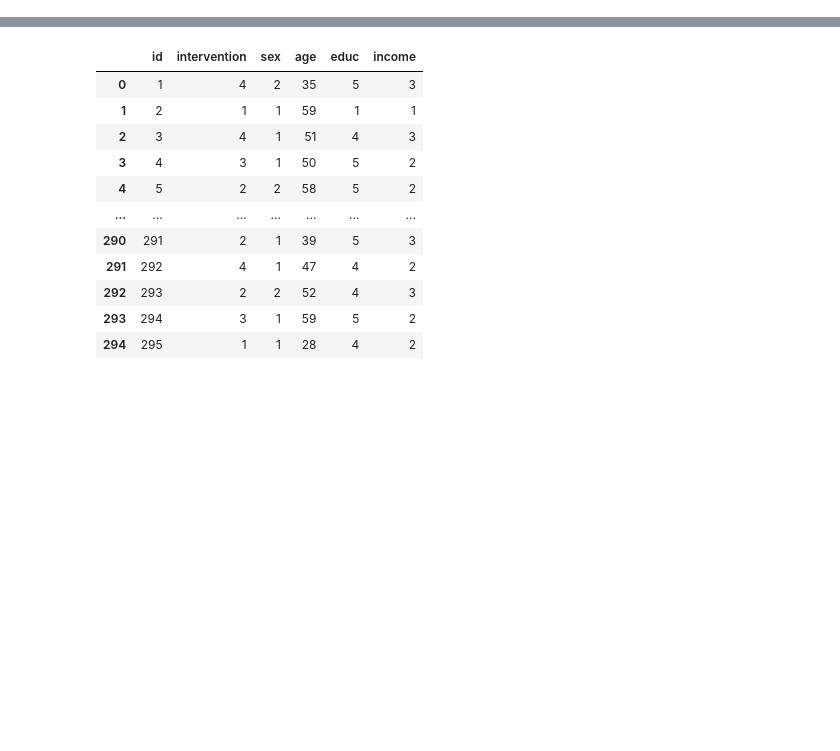
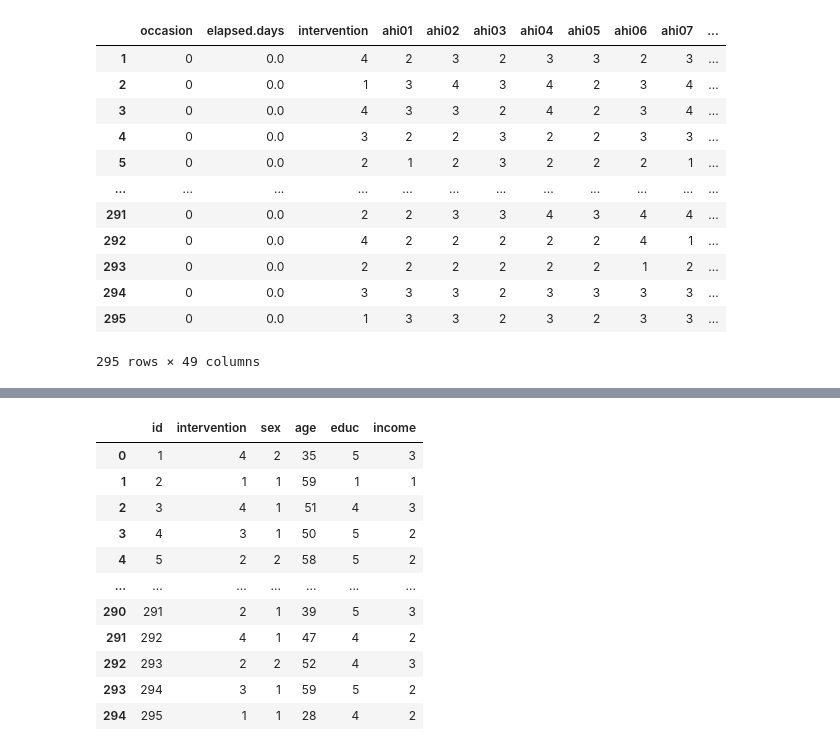
Before and after one commit to guilhermedias/tcc, a Jupyter notebook: codigo/decision-tree.ipynb, the cells around one changed output, grey strips where cells are left out. Drawn from its saved outputs; the diff is of its cells as text; code cells hidden in the pictures; blank space fills up the shorter version.

```diff
--- a/codigo/decision-tree.ipynb
+++ b/codigo/decision-tree.ipynb
@@ -2,0 +37,21 @@ import pandas as pd
+# %%
+measurements_pre_intervention = measurements_pre_intervention.set_index('id')
+
+measurements_pre_intervention = \
+    measurements_pre_intervention.rename_axis(index=None)
+
+measurements_pre_intervention
+# %% [output]
+|  | occasion | elapsed.days | intervention | ahi01 | ahi02 | ahi03 | ahi04 | ahi05 | ahi06 | ahi07 | ... |
+| 1 | 0 | 0.0 | 4 | 2 | 3 | 2 | 3 | 3 | 2 | 3 | ... |
+| 2 | 0 | 0.0 | 1 | 3 | 4 | 3 | 4 | 2 | 3 | 4 | ... |
+| 3 | 0 | 0.0 | 4 | 3 | 3 | 2 | 4 | 2 | 3 | 4 | ... |
+| 4 | 0 | 0.0 | 3 | 2 | 2 | 3 | 2 | 2 | 3 | 3 | ... |
+| 5 | 0 | 0.0 | 2 | 1 | 2 | 3 | 2 | 2 | 2 | 1 | ... |
+| ... | ... | ... | ... | ... | ... | ... | ... | ... | ... | ... | ... |
+| 291 | 0 | 0.0 | 2 | 2 | 3 | 3 | 4 | 3 | 4 | 4 | ... |
+| 292 | 0 | 0.0 | 4 | 2 | 2 | 2 | 2 | 2 | 4 | 1 | ... |
+| 293 | 0 | 0.0 | 2 | 2 | 2 | 2 | 2 | 2 | 1 | 2 | ... |
+| 294 | 0 | 0.0 | 3 | 3 | 3 | 2 | 3 | 3 | 3 | 3 | ... |
+| 295 | 0 | 0.0 | 1 | 3 | 3 | 2 | 3 | 2 | 3 | 3 | ... |
+295 rows × 49 columns
```
Also changed, not shown: parts of 18 cells of this notebook.
